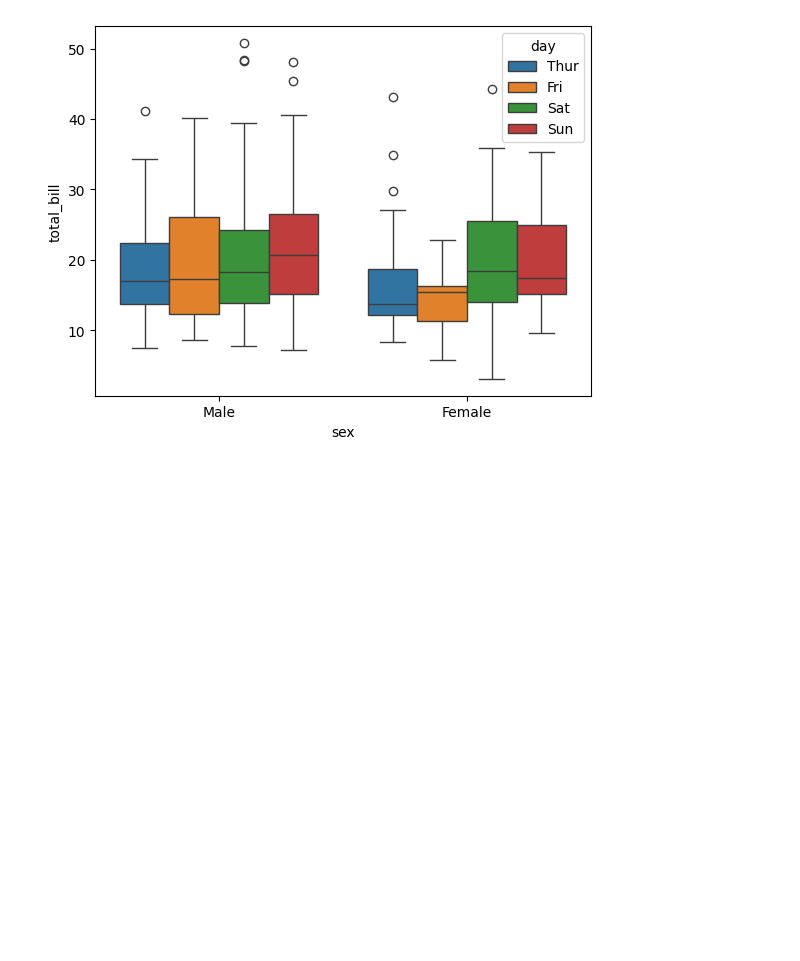
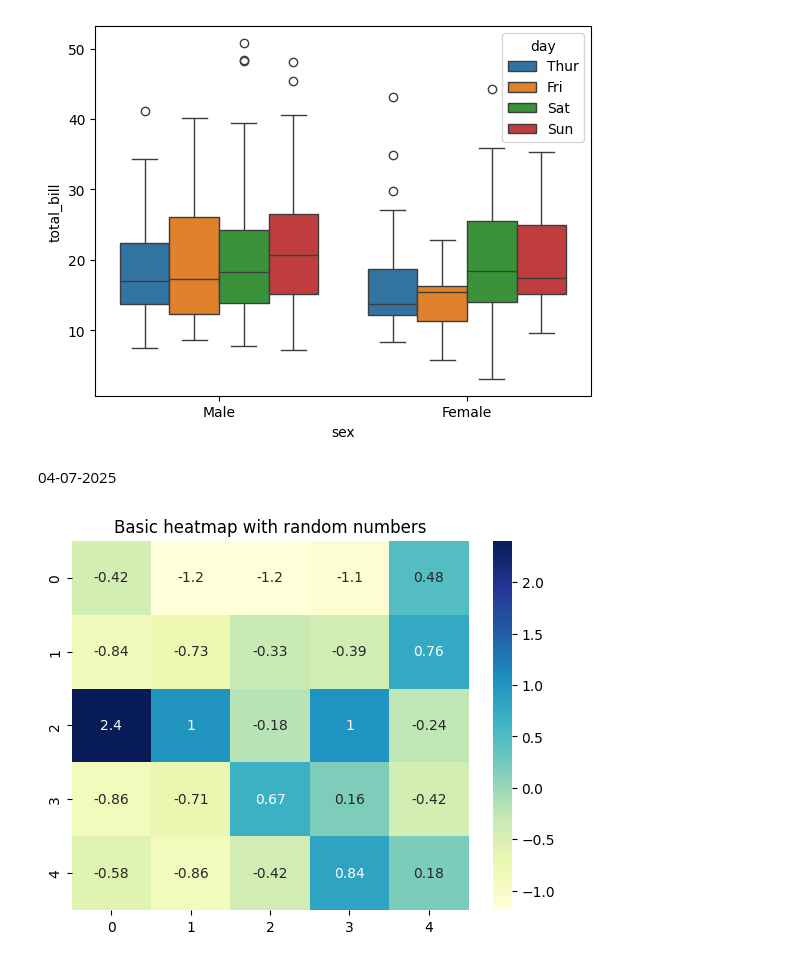
Before and after one commit to Srikanth-9492/My_python_notebook, a Jupyter notebook: Data_Visualization.ipynb, the cells around one changed output. Drawn from its saved outputs; the diff is of its cells as text; code cells hidden in the pictures; blank space fills up the shorter version.

```diff
--- a/Data_Visualization.ipynb
+++ b/Data_Visualization.ipynb
@@ -395,3 +397,5 @@ sns.boxplot(data=data,x='sex', y='total_bill',hue='day')
 # %% [output]
 <Axes: xlabel='sex', ylabel='total_bill'>
 [figure]
+# %% [markdown]
+04-07-2025
@@ -397,0 +409,8 @@ sns.boxplot(data=data,x='sex', y='total_bill',hue='day')
+# %%
+data = np.random.randn(5,5)
+#create the heat map
+sns.heatmap(data, annot=True,cmap='YlGnBu')
+plt.title("Basic heatmap with random numbers")
+plt.show()
+# %% [output]
+[figure, added]
```
Also changed, not shown: parts of 5 cells of this notebook.
